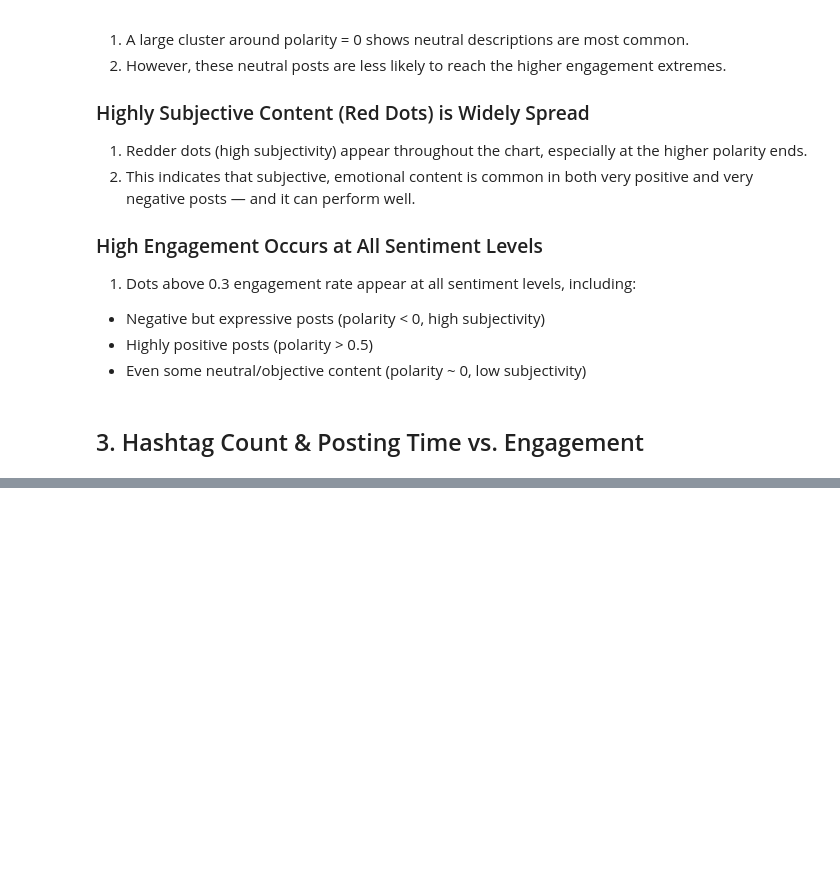
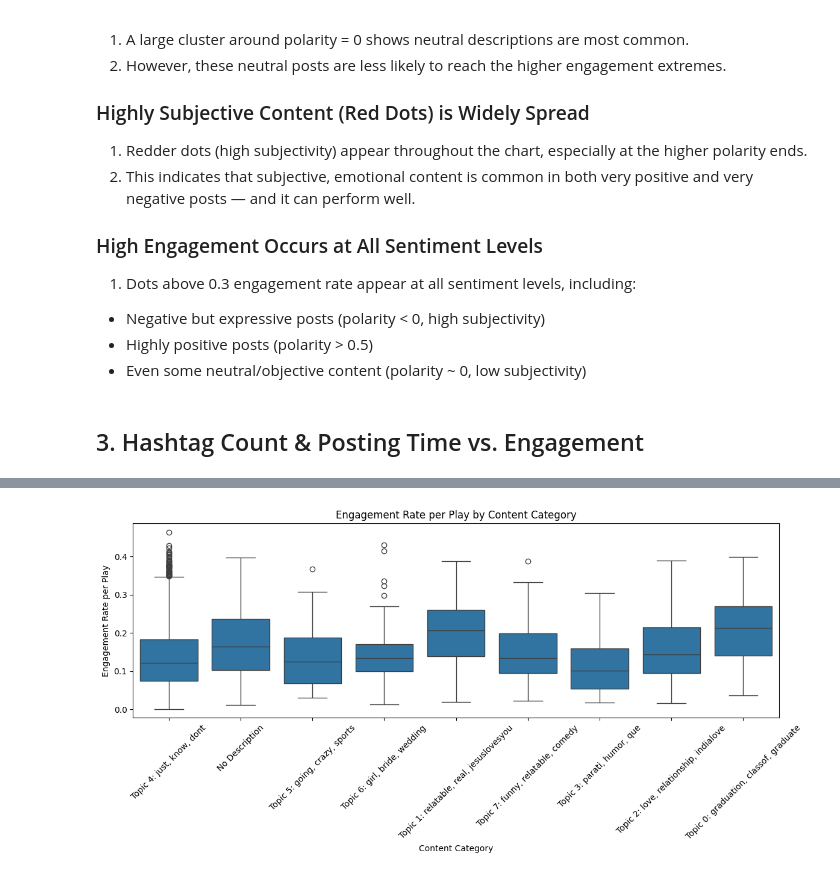
Before and after one commit to Qarsie/Tiktok_Py, a Jupyter notebook: EDA.ipynb, the cells around one changed output, grey strips where cells are left out. Drawn from its saved outputs; the diff is of its cells as text; code cells hidden in the pictures; blank space fills up the shorter version.

```diff
--- a/EDA.ipynb
+++ b/EDA.ipynb
@@ -145,0 +245,12 @@ plt.show()
+# %%
+# Engagement rate by content category
+plt.figure(figsize=(12, 6))
+sns.boxplot(x='content_category', y='engagement_rate_per_play', data=df)
+plt.title("Engagement Rate per Play by Content Category")
+plt.xlabel("Content Category")
+plt.ylabel("Engagement Rate per Play")
+plt.xticks(rotation=45)
+plt.tight_layout()
+plt.show()
+# %% [output]
+[figure, added]
```
Also changed, not shown: parts of 10 cells of this notebook.
